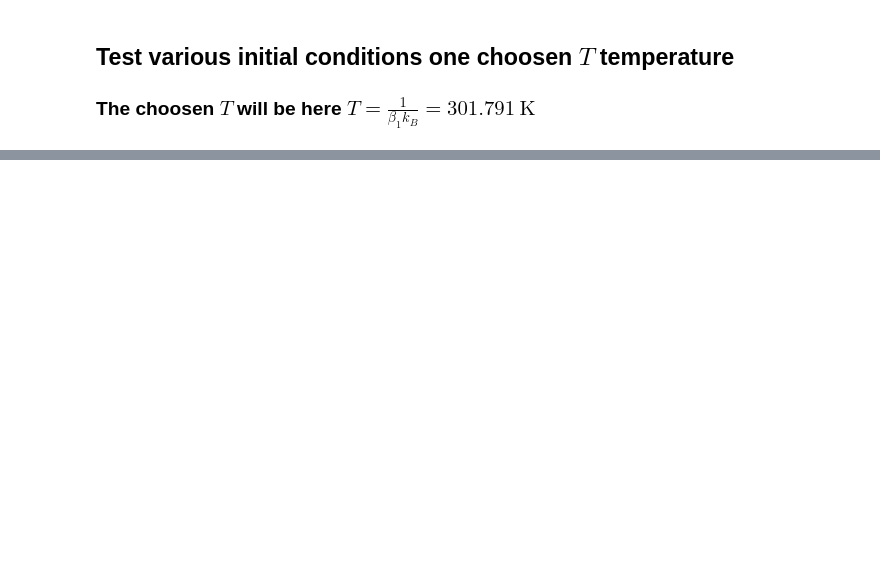
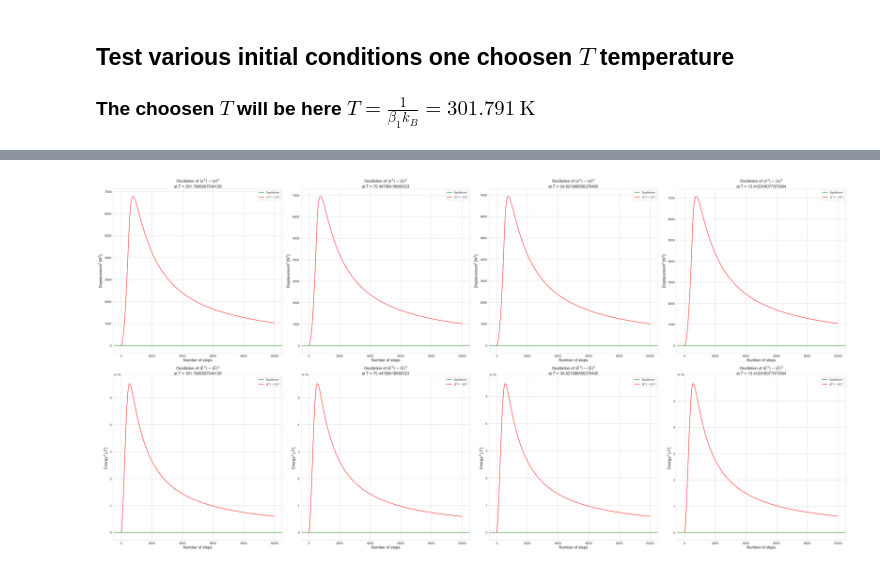
Before and after one commit to masterdesky/ELTE-stochastic-processes-2019, a Jupyter notebook: Lecture 4/Stochastic processes 4..ipynb, the cells around one changed output, grey strips where cells are left out. Cells and saved outputs as stored; diff of their text form; code cells hidden in the pictures; blank space fills up the shorter version.

```diff
--- a/Lecture 4/Stochastic processes 4..ipynb
+++ b/Lecture 4/Stochastic processes 4..ipynb
@@ -279,0 +413,54 @@ plt.show()
+# %%
+oscillation_levels = {}
+oscillation_energy = {}
+for i in range(0, len(means_energy_expected)):
+    oscillation_levels[str(i+1)] = means_levels_expected_squared[str(i+1)] - means_levels_expected[str(i+1)]**2
+    oscillation_energy[str(i+1)] = means_energy_expected_squared[str(i+1)] - means_energy_expected[str(i+1)]**2
+# %%
+nrows = 2
+ncols = 4
+fig, axes = plt.subplots(nrows=nrows, ncols=ncols, figsize=(40,20))
+
+titlesize = 15
+axislabelsize = 15
+
+# Initialize graphs with equilibrium line and axis subtitles
+for i in range(0,nrows):
+    for j in range(0,ncols):
+        axes[i][j].axhline(y=0, color='green', label='Equilibrium')
+
+        axes[i][j].set_xlabel('Number of steps', fontsize=axislabelsize)
+
+        axes[i][j].tick_params(axis='both', which='major', labelsize=12)
+        axes[i][j].yaxis.get_offset_text().set_fontsize(10)
+
+# Oscillation of energy levels (this is the <x^2> - <x>^2 expected value)
+for j in range(0,4):
+    axes[0][j].plot(step_indeces, oscillation_levels[str(j+1)],
+                    c='red', label='$\\left< x^{2} \\right> - \\left< x \\right>^{2}$')
+
+    axes[0][j].set_title('Oscillation of $\\left< x^2 \\right> - \\left< x \\right>^2$\nat $T = ${0}'.format(1 / (betas[str(j+1)] * k_B)),
+                         fontsize=titlesize)
+
+    axes[0][j].set_ylabel('Displacement$^{2}$ [N$^{2}$]', fontsize=axislabelsize)
+
+
+# Mean of actual occupied energies (this is the <E^2> - <E>^2 expected value)
+for j in range(0,4):
+    axes[1][j].plot(step_indeces, oscillation_energy[str(j+1)],
+                      c='red', label='$\\left< E^{2} \\right> - \\left< E \\right>^{2}$')
+
+    axes[1][j].set_title('Oscillation of $\\left< E^2 \\right> - \\left< E \\right>^2$\nat $T = ${0}'.format(1 / (betas[str(j+1)] * k_B)),
+                           fontsize=titlesize)
+
+    axes[1][j].set_ylabel('Energy$^{2}$ [J$^{2}$]', fontsize=axislabelsize)
+
+# Add legends on graphs
+for i in range(0,nrows):
+    for j in range(0,ncols):
+        axes[i][j].legend(fontsize=10)
+
+fig.tight_layout()
+plt.show()
+# %% [output]
+[figure, added]
```
Also changed, not shown: parts of 12 cells of this notebook.
